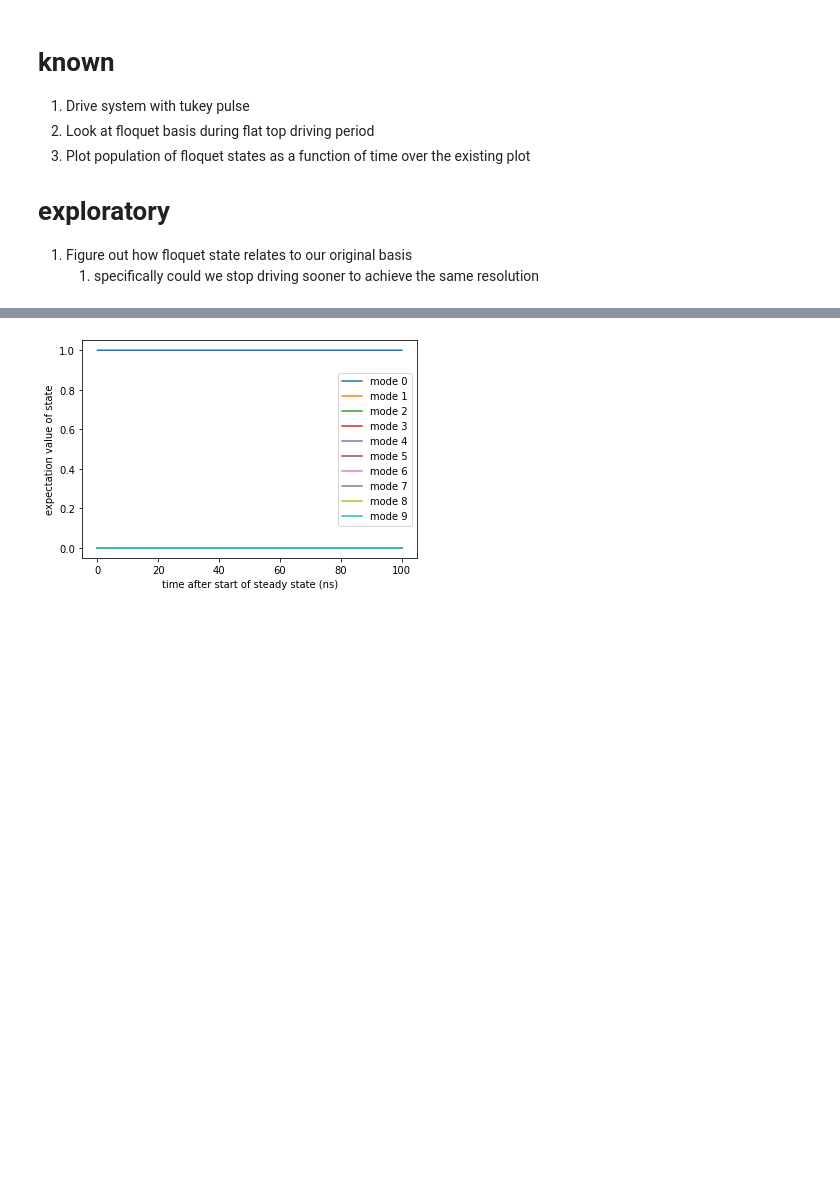
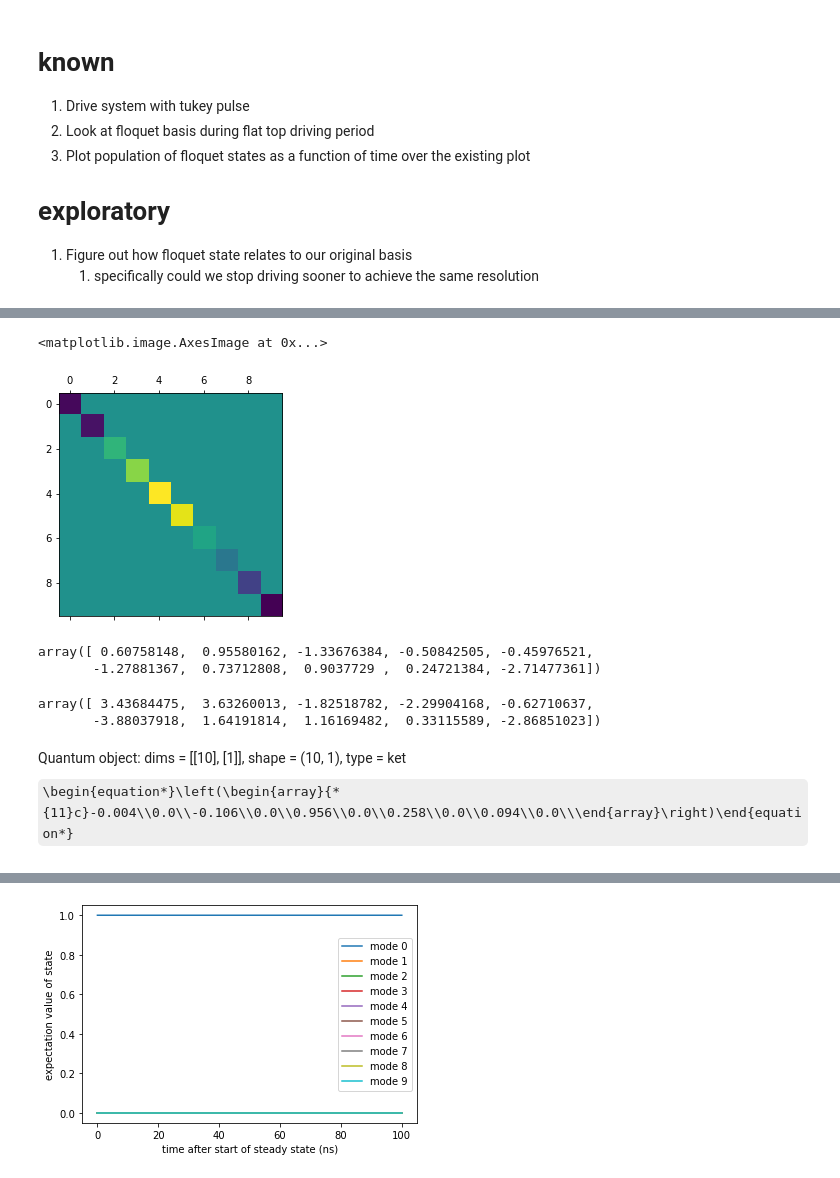
Before and after one commit to david-gorski/subharmonic_superconducting_qubits, a Jupyter notebook: debug/floquet_analysis.ipynb, the cells around one changed output, grey strips where cells are left out. Drawn from its saved outputs; the diff is of its cells as text; code cells hidden in the pictures; some formulas as TeX source; blank space fills up the shorter version.

```diff
--- a/debug/floquet_analysis.ipynb
+++ b/debug/floquet_analysis.ipynb
@@ -76,0 +255,3 @@ f_coeff = floquet.floquet_state_decomposition(f_modes_0, f_energies, state_at_st
+# %%
+D = np.reshape(np.array([vec.full() for vec in v]), (10,10))
+diagonalized_propagator = qutip.Qobj( np.matrix(D) * np.matrix(prop.full()) * np.matrix(D).getH() )
@@ -76,0 +294,5 @@ f_coeff = floquet.floquet_state_decomposition(f_modes_0, f_energies, state_at_st
+# %%
+plt.matshow(np.real((diagonalized_propagator)))
+# %% [output]
+<matplotlib.image.AxesImage at 0x...>
+[figure, added]
@@ -77,3 +301,17 @@ f_coeff = floquet.floquet_state_decomposition(f_modes_0, f_energies, state_at_st
+# %%
+np.angle(evals) % f_energies
+# %% [output]
+array([ 0.60758148,  0.95580162, -1.33676384, -0.50842505, -0.45976521,
+       -1.27881367,  0.73712808,  0.9037729 ,  0.24721384, -2.71477361])
+# %%
+f_energies
+# %% [output]
+array([ 3.43684475,  3.63260013, -1.82518782, -2.29904168, -0.62710637,
+       -3.88037918,  1.64191814,  1.16169482,  0.33115589, -2.86851023])
+# %%
+system.basis_states[4]
+# %% [output]
+Quantum object: dims = [[10], [1]], shape = (10, 1), type = ket\begin{equation*}\left(\begin{array}{*{11}c}-0.004\\0.0\\-0.106\\0.0\\0.956\\0.0\\0.258\\0.0\\0.094\\0.0\\\end{array}\right)\end{equation*}
 # %%
 # calculate the wavefunctions using the from the floquet modes
 fstates = []
```
Also changed, not shown: parts of 41 cells of this notebook, 11 other files.
